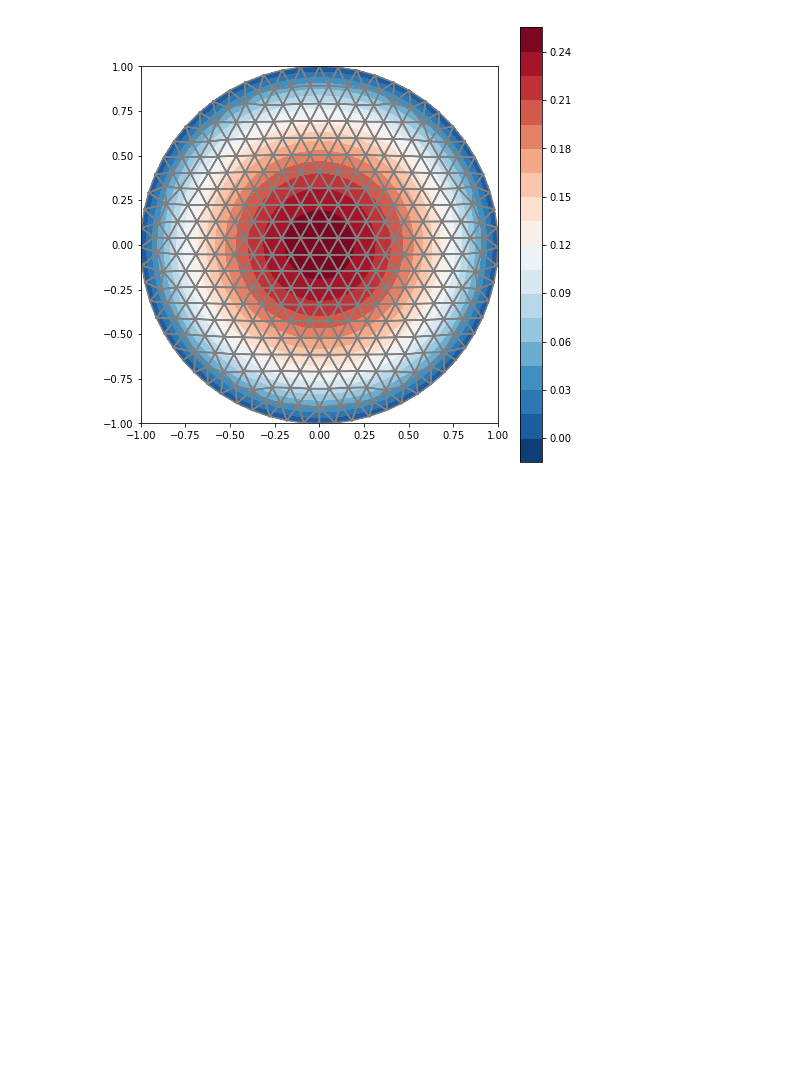
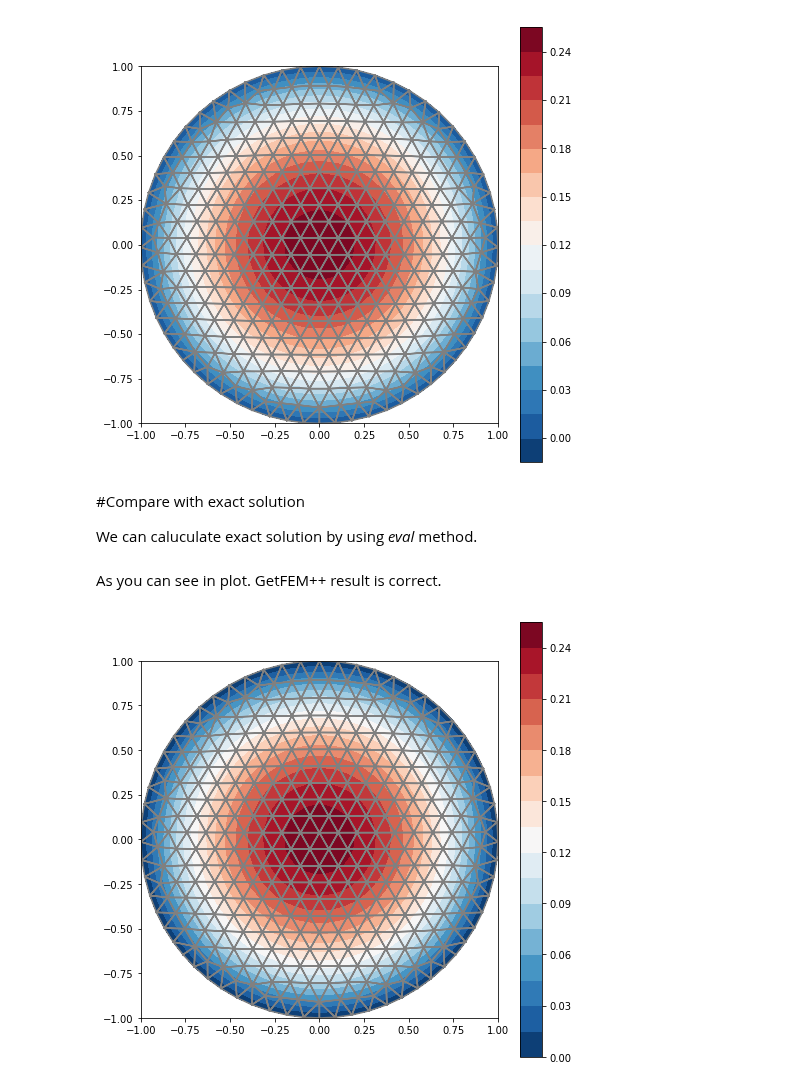
Before and after one commit to tkoyama010/Colaboratory, a Jupyter notebook: demo_unit_disk.ipynb, the cells around one changed output. Saved outputs shown, nothing was run; the diff lists cells and outputs as text; code cells hidden in the pictures; blank space fills up the shorter version.

```diff
--- a/demo_unit_disk.ipynb
+++ b/demo_unit_disk.ipynb
@@ -156,3 +156,30 @@ plt.colorbar(contour)
 plt.gca().set_aspect('equal')
 # %% [output]
 [figure]
+# %% [markdown]
+#Compare with exact solution
+
+We can caluculate exact solution by using *eval* method.
+# %%
+xy = mfu.basic_dof_nodes()
+x = xy[0, :]
+y = xy[1, :]
+sol = (1-x*x-y*y)/4.0
+# %% [markdown]
+As you can see in plot. GetFEM++ result is correct.
+# %%
+sl.export_to_vtk('sol.vtk', "ascii", mfu, sol, 'solution')
+
+reader = meshio.read('sol.vtk')
+x = reader.points
+triangles = reader.cells["triangle"]
+point_data = reader.point_data["solution"]
+
+plt.rcParams['figure.figsize'] = (10.0, 6.0)
+plt.figure(figsize=(8, 8))
+plt.triplot(x[:,0], x[:,1], triangles, color='gray')
+contour = plt.tricontourf(x[:,0], x[:,1], triangles, point_data, 16, cmap="RdBu_r");
+plt.colorbar(contour)
+plt.gca().set_aspect('equal')
+# %% [output]
+[figure, added]
```
